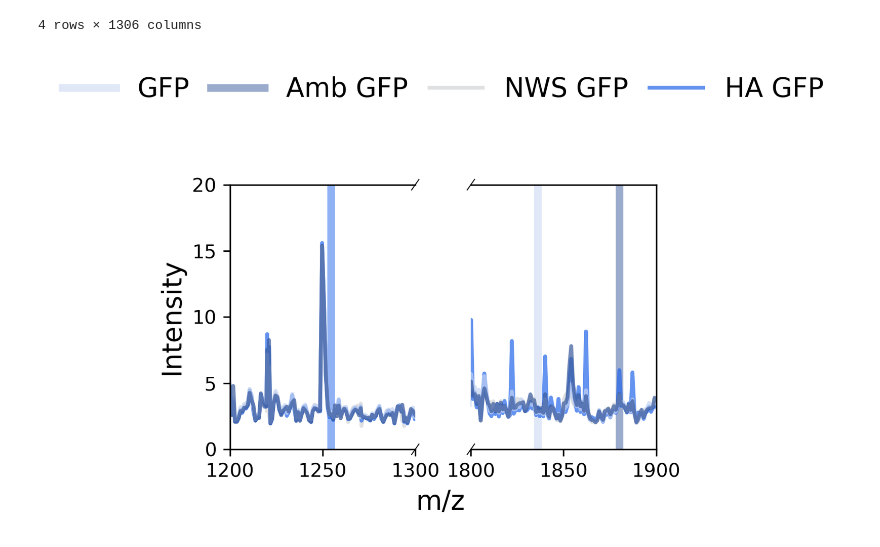
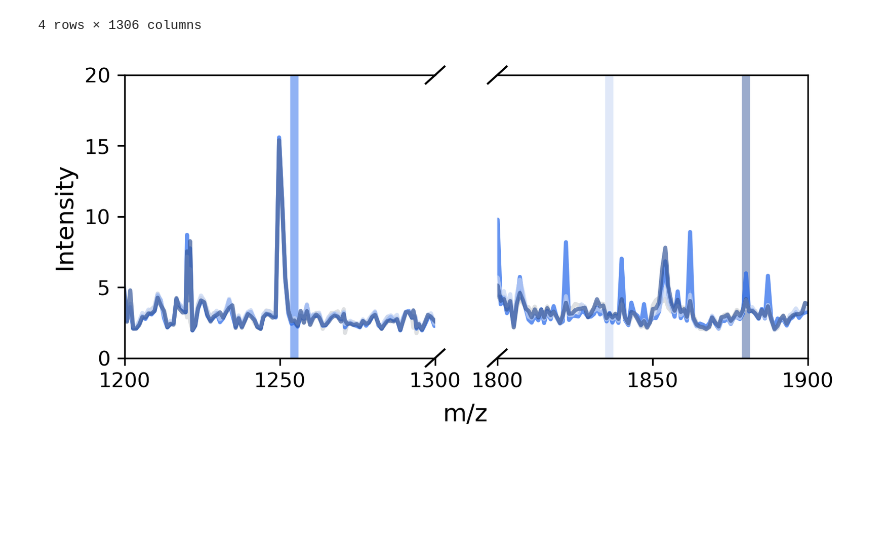
Before and after one commit to Jay4BioPZ/BBLab_MSI_codebox, a Jupyter notebook: MALDI_analysis/MALDI_pIRES_ibidi_exp_peak_analysis_[20250306_qhelli_HeLa_pIRES].ipynb, the cells around one changed output. Drawn from its saved outputs; the diff is of its cells as text; code cells hidden in the pictures; blank space fills up the shorter version.

```diff
--- a/MALDI_analysis/MALDI_pIRES_ibidi_exp_peak_analysis_[20250306_qhelli_HeLa_pIRES].ipynb
+++ b/MALDI_analysis/MALDI_pIRES_ibidi_exp_peak_analysis_[20250306_qhelli_HeLa_pIRES].ipynb
@@ -202,7 +202,7 @@ cdict = {
 
 # plot the mean spectrum for each condition
 # show only two range of mz: 1200-1300 and 1800-1900, make a break in the x axis
-f, (ax1, ax2) = plt.subplots(1, 2, figsize=(4, 2.5), dpi = 300)
+f, (ax1, ax2) = plt.subplots(1, 2, figsize=(6, 2.5), dpi = 300)
 
 # plot vertical lines
 lw = 2
@@ -220,37 +220,37 @@ ax1.set_xlim(1200, 1300)
 ax1.set_ylim(0, 20)
 
 ax2.set_xlim(1800, 1900)
 ax2.set_ylim(0, 20)
 
 ax1.spines['right'].set_visible(False)
 ax2.spines['left'].set_visible(False)
 ax2.yaxis.set_visible(False)
 
 # add the diagonal line
-d = 0.02
-kwargs = dict(transform=ax1.transAxes, color='k', clip_on=False, lw=0.5)
+d = 0.03
+kwargs = dict(transform=ax1.transAxes, color='k', clip_on=False, lw=1)
 ax1.plot((1-d, 1+d), (-d, +d), **kwargs)
 ax1.plot((1-d, 1+d), (1-d, 1+d), **kwargs)
 kwargs.update(transform=ax2.transAxes)
 ax2.plot((-d, +d), (1-d, 1+d), **kwargs)
 ax2.plot((-d, +d), (-d, +d), **kwargs)
 
 ax1.set_xticks([1200, 1250, 1300])
 ax2.set_xticks([1800, 1850, 1900])
 ax1.set_yticks([0, 5, 10, 15, 20])
 
 # set distance between subplots
-plt.subplots_adjust(wspace=0.3)
+plt.subplots_adjust(wspace=0.2)
 
 # add x labels
 # plot at the center bottom of the two subplots
-ax2.text(1797, -4, "m/z", ha='right', va='center', fontsize=14)
-ax1.set_ylabel("Intensity", fontsize=14)
+ax2.text(1797, -4, "m/z", ha='right', va='center', fontsize=12)
+ax1.set_ylabel("Intensity", fontsize=12)
 
 # show legend on the top of the plot, outside the plot, horizontal
 # define the legend text content
 legend_text = ["GFP", "Amb GFP", "NWS GFP", "HA GFP"]
-plt.legend(legend_text, loc='upper center', bbox_to_anchor=(-0.15, 1.5), ncol=4, fontsize=14, frameon=False, columnspacing=0.8)
+# plt.legend(legend_text, loc='upper center', bbox_to_anchor=(-0.15, 1.5), ncol=4, fontsize=14, frameon=False, columnspacing=0.8)
 plt.show()
 # %% [output]
-[figure, old version]
+[figure, new version]
```
Also changed, not shown: parts of 2 cells of this notebook.
